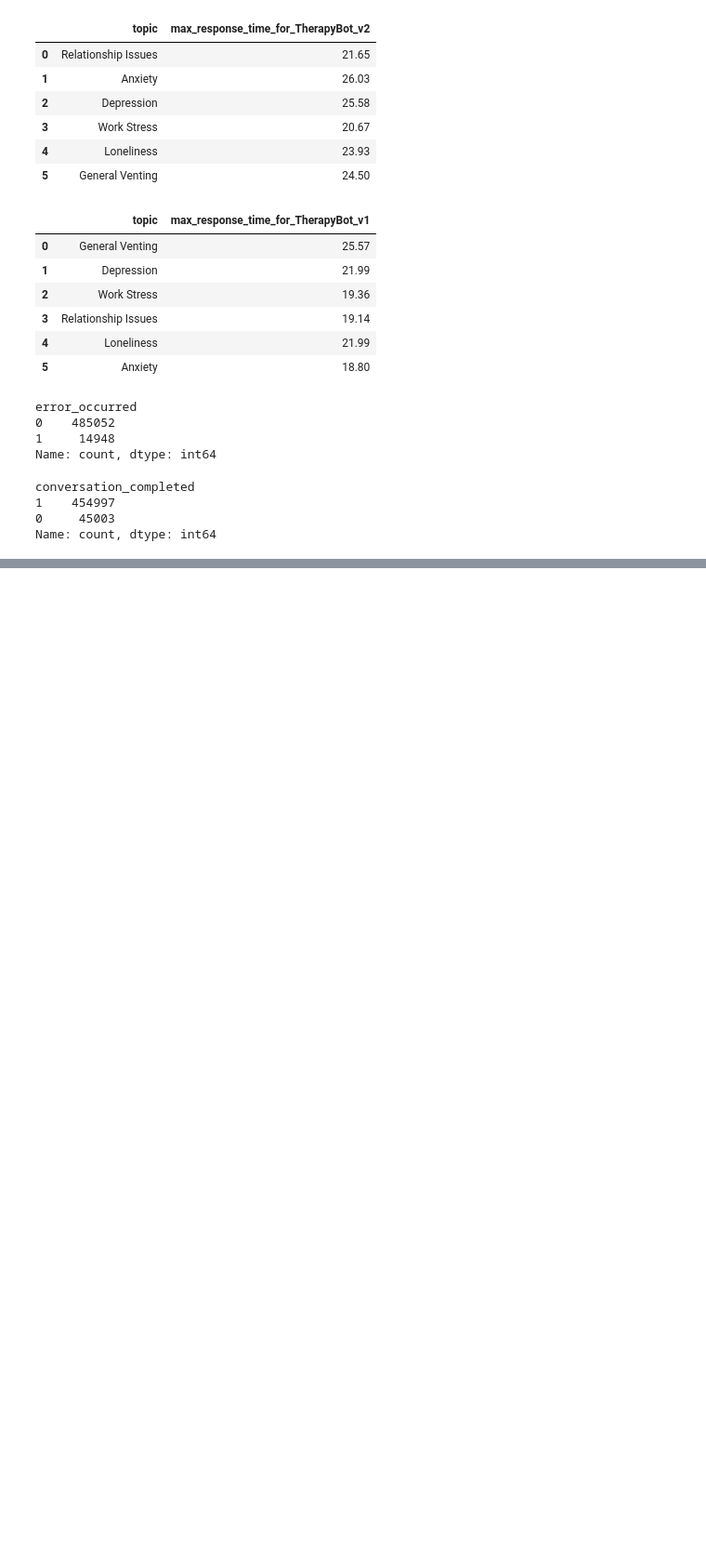
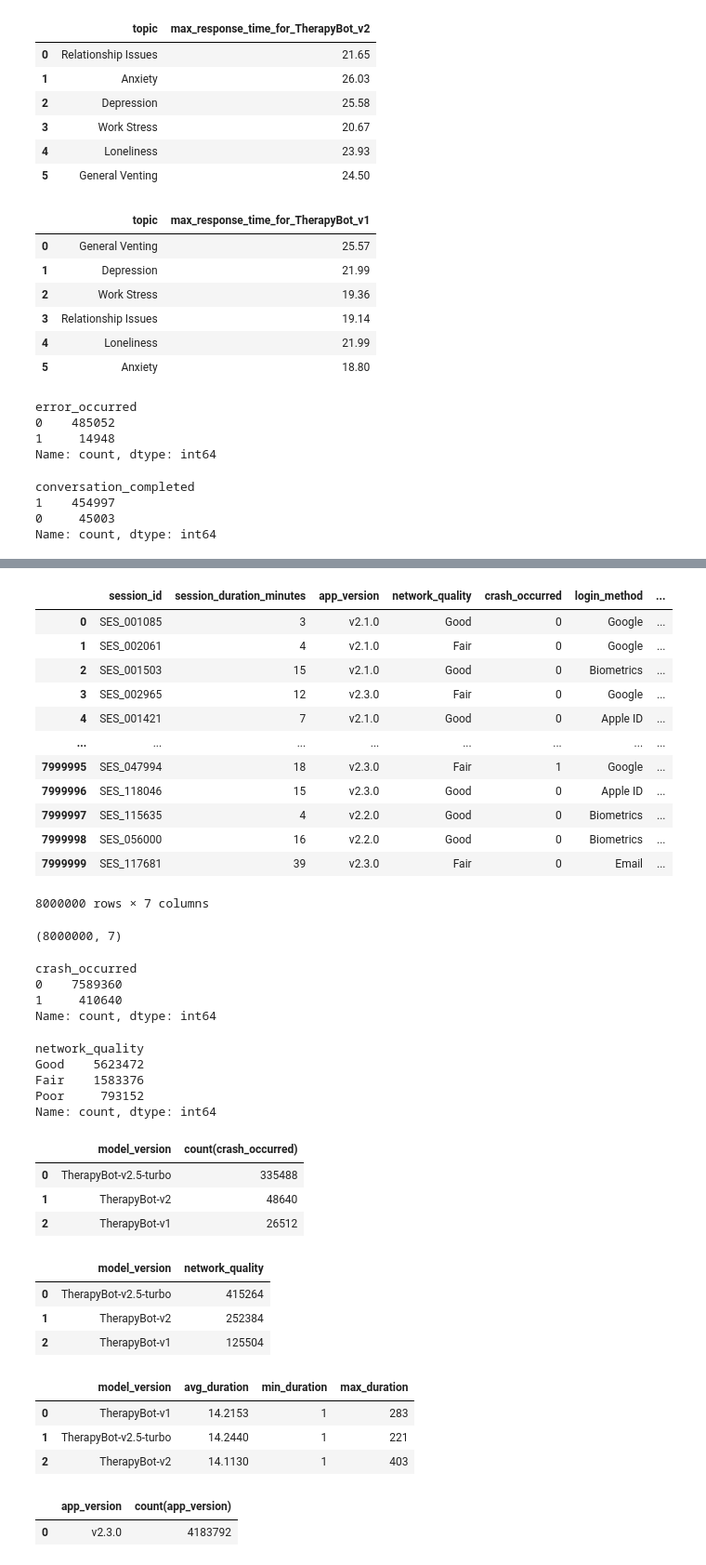
Before and after one commit to vishva0710/ai-chatbot-user-retention-analysis, a Jupyter notebook: AI_Chatbot_User_Retention_Analysis.ipynb, the cells around one changed output, grey strips where cells are left out. Shown at 93% size. Drawn from its saved outputs; the diff is of its cells as text; code cells hidden in the pictures; blank space fills up the shorter version.

Commit message:
app_version

```diff
--- a/AI_Chatbot_User_Retention_Analysis.ipynb
+++ b/AI_Chatbot_User_Retention_Analysis.ipynb
@@ -970,0 +1034,17 @@ sec_date.head()
+# %%
+query="select * from sec_con"
+pd.read_sql(query,engin)
+# %% [output]
+|  | session_id | session_duration_minutes | app_version | network_quality | crash_occurred | login_method | ... |
+| 0 | SES_001085 | 3 | v2.1.0 | Good | 0 | Google | ... |
+| 1 | SES_002061 | 4 | v2.1.0 | Fair | 0 | Google | ... |
+| 2 | SES_001503 | 15 | v2.1.0 | Good | 0 | Biometrics | ... |
+| 3 | SES_002965 | 12 | v2.3.0 | Fair | 0 | Google | ... |
+| 4 | SES_001421 | 7 | v2.1.0 | Good | 0 | Apple ID | ... |
+| ... | ... | ... | ... | ... | ... | ... | ... |
+| 7999995 | SES_047994 | 18 | v2.3.0 | Fair | 1 | Google | ... |
+| 7999996 | SES_118046 | 15 | v2.3.0 | Good | 0 | Apple ID | ... |
+| 7999997 | SES_115635 | 4 | v2.2.0 | Good | 0 | Biometrics | ... |
+| 7999998 | SES_056000 | 16 | v2.2.0 | Good | 0 | Biometrics | ... |
+| 7999999 | SES_117681 | 39 | v2.3.0 | Fair | 0 | Email | ... |
+8000000 rows × 7 columns
@@ -970,0 +1053,49 @@ sec_date.head()
+# %%
+sec_con.shape
+# %% [output]
+(8000000, 7)
+# %%
+sec_con["crash_occurred"].value_counts()
+# %% [output]
+crash_occurred
+0    7589360
+1     410640
+Name: count, dtype: int64
+# %%
+sec_con['network_quality'].value_counts()
+# %% [output]
+network_quality
+Good    5623472
+Fair    1583376
+Poor     793152
+Name: count, dtype: int64
+# %%
+query="select model_version,count(crash_occurred) from sec_con where crash_occurred='1' group by model_version "
+pd.read_sql(query,engin)
+# %% [output]
+|  | model_version | count(crash_occurred) |
+| 0 | TherapyBot-v2.5-turbo | 335488 |
+| 1 | TherapyBot-v2 | 48640 |
+| 2 | TherapyBot-v1 | 26512 |
+# %%
+query="select model_version,count(network_quality) as network_quality from sec_con where network_quality='Poor' group by model_version"
+pd.read_sql(query,engin)
+# %% [output]
+|  | model_version | network_quality |
+| 0 | TherapyBot-v2.5-turbo | 415264 |
+| 1 | TherapyBot-v2 | 252384 |
+| 2 | TherapyBot-v1 | 125504 |
+# %%
+query="select model_version,avg(session_duration_minutes) as avg_duration,min(session_duration_minutes) as min_duration,max(session_duration_minutes) as max_duration from sec_con group by model_version"
+pd.read_sql(query,engin)
+# %% [output]
+|  | model_version | avg_duration | min_duration | max_duration |
+| 0 | TherapyBot-v1 | 14.2153 | 1 | 283 |
+| 1 | TherapyBot-v2.5-turbo | 14.2440 | 1 | 221 |
+| 2 | TherapyBot-v2 | 14.1130 | 1 | 403 |
+# %%
+query="select app_version,count(app_version) from sec_con where model_version='TherapyBot-v2.5-turbo' group by app_version "
+pd.read_sql(query,engin)
+# %% [output]
+|  | app_version | count(app_version) |
+| 0 | v2.3.0 | 4183792 |
```
Also changed, not shown: parts of 16 cells of this notebook.
